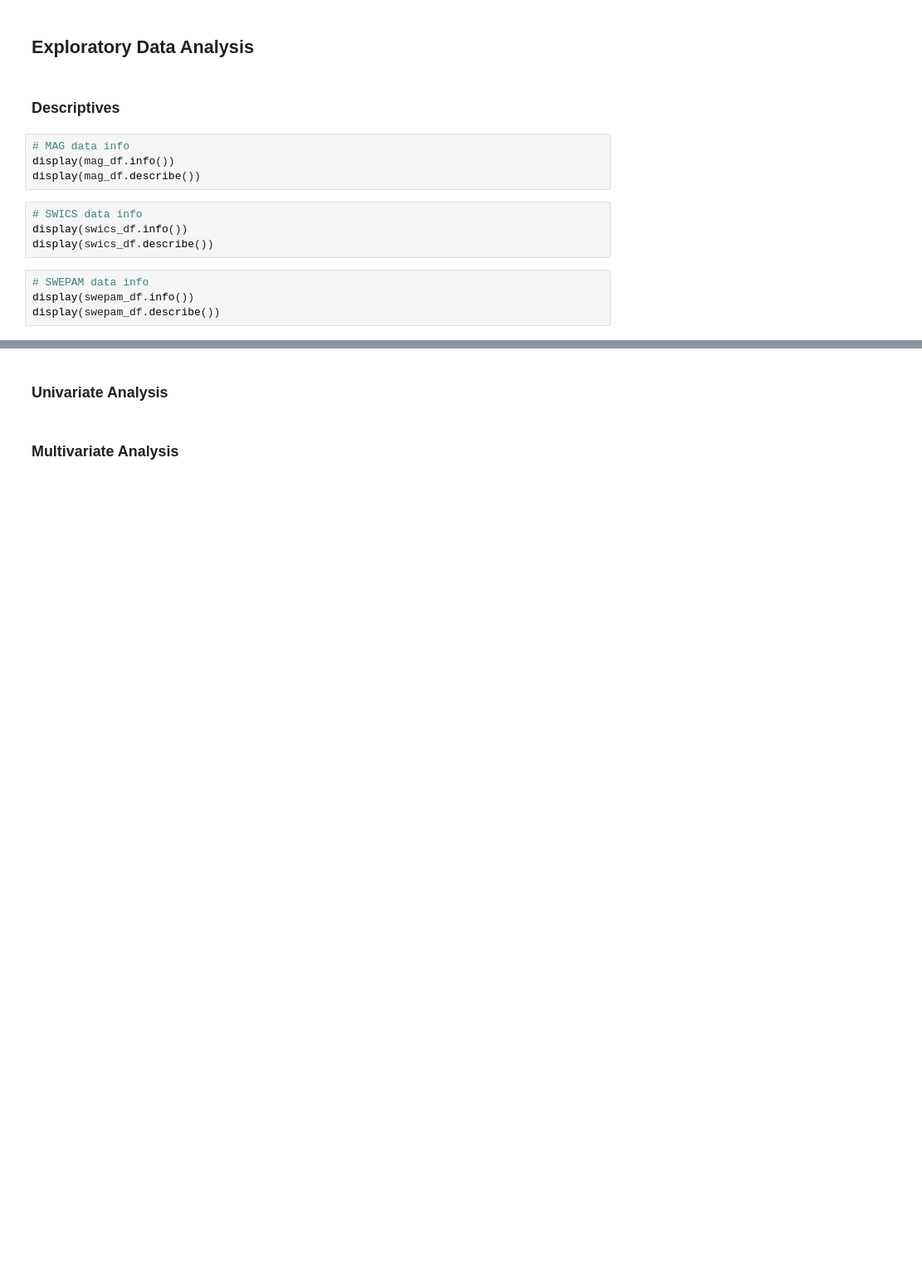
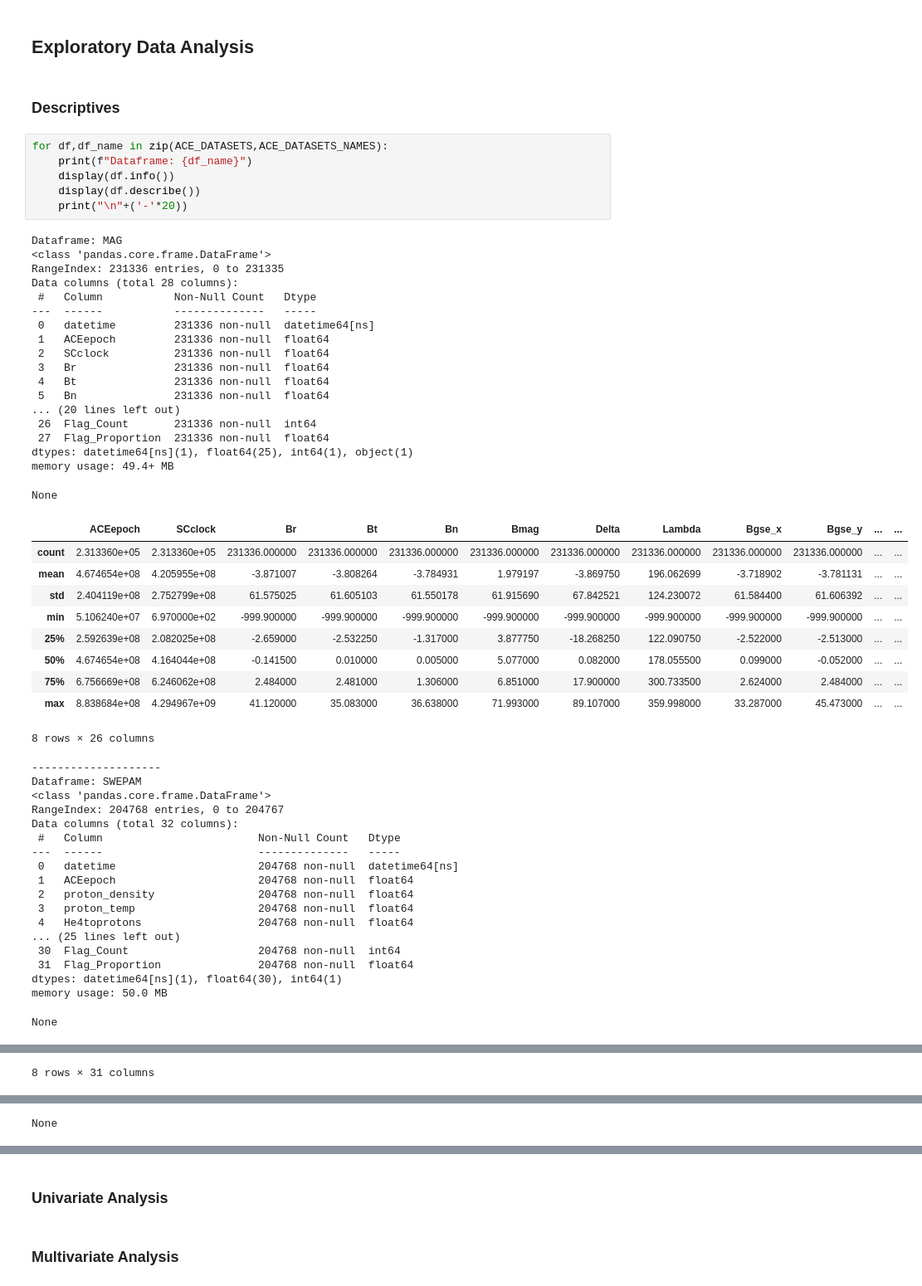
Before and after one commit to SarahAmiraslani/solar-wind-coronal-origin, a Jupyter notebook: notebooks/ace_exploration.ipynb, the cells around one changed output, grey strips where cells are left out. Shown at 83% size. Saved outputs shown, nothing was run; the diff lists cells and outputs as text; blank space fills up the shorter version.

```diff
--- a/notebooks/ace_exploration.ipynb
+++ b/notebooks/ace_exploration.ipynb
@@ -84,15 +108,56 @@ flag_occurrences(mag_df, MISSING_FLAG).sort_values(
 ## Exploratory Data Analysis
 # %% [markdown]
 ### Descriptives
-# %%
-# MAG data info
-display(mag_df.info())
-display(mag_df.describe())
-# %%
-# SWICS data info
-display(swics_df.info())
-display(swics_df.describe())
-# %%
-# SWEPAM data info
-display(swepam_df.info())
-display(swepam_df.describe())
+# %%
+for df,df_name in zip(ACE_DATASETS,ACE_DATASETS_NAMES):
+    print(f"Dataframe: {df_name}")
+    display(df.info())
+    display(df.describe())
+    print("\n"+('-'*20))
+# %% [output]
+Dataframe: MAG
+<class 'pandas.core.frame.DataFrame'>
+RangeIndex: 231336 entries, 0 to 231335
+Data columns (total 28 columns):
+ #   Column           Non-Null Count   Dtype
+---  ------           --------------   -----
+ 0   datetime         231336 non-null  datetime64[ns]
+ 1   ACEepoch         231336 non-null  float64
+ 2   SCclock          231336 non-null  float64
+ 3   Br               231336 non-null  float64
+ 4   Bt               231336 non-null  float64
+ 5   Bn               231336 non-null  float64
+... (20 lines left out)
+ 26  Flag_Count       231336 non-null  int64
+ 27  Flag_Proportion  231336 non-null  float64
+dtypes: datetime64[ns](1), float64(25), int64(1), object(1)
+memory usage: 49.4+ MB
+None
+|  | ACEepoch | SCclock | Br | Bt | Bn | Bmag | Delta | Lambda | Bgse_x | Bgse_y | ... | ... |
+| count | 2.313360e+05 | 2.313360e+05 | 231336.000000 | 231336.000000 | 231336.000000 | 231336.000000 | 231336.000000 | 231336.000000 | 231336.000000 | 231336.000000 | ... | ... |
+| mean | 4.674654e+08 | 4.205955e+08 | -3.871007 | -3.808264 | -3.784931 | 1.979197 | -3.869750 | 196.062699 | -3.718902 | -3.781131 | ... | ... |
+| std | 2.404119e+08 | 2.752799e+08 | 61.575025 | 61.605103 | 61.550178 | 61.915690 | 67.842521 | 124.230072 | 61.584400 | 61.606392 | ... | ... |
+| min | 5.106240e+07 | 6.970000e+02 | -999.900000 | -999.900000 | -999.900000 | -999.900000 | -999.900000 | -999.900000 | -999.900000 | -999.900000 | ... | ... |
+| 25% | 2.592639e+08 | 2.082025e+08 | -2.659000 | -2.532250 | -1.317000 | 3.877750 | -18.268250 | 122.090750 | -2.522000 | -2.513000 | ... | ... |
+| 50% | 4.674654e+08 | 4.164044e+08 | -0.141500 | 0.010000 | 0.005000 | 5.077000 | 0.082000 | 178.055500 | 0.099000 | -0.052000 | ... | ... |
+| 75% | 6.756669e+08 | 6.246062e+08 | 2.484000 | 2.481000 | 1.306000 | 6.851000 | 17.900000 | 300.733500 | 2.624000 | 2.484000 | ... | ... |
+| max | 8.838684e+08 | 4.294967e+09 | 41.120000 | 35.083000 | 36.638000 | 71.993000 | 89.107000 | 359.998000 | 33.287000 | 45.473000 | ... | ... |
+8 rows × 26 columns
+--------------------
+Dataframe: SWEPAM
+<class 'pandas.core.frame.DataFrame'>
+RangeIndex: 204768 entries, 0 to 204767
+Data columns (total 32 columns):
+ #   Column                        Non-Null Count   Dtype
+---  ------                        --------------   -----
+ 0   datetime                      204768 non-null  datetime64[ns]
+ 1   ACEepoch                      204768 non-null  float64
+ 2   proton_density                204768 non-null  float64
+ 3   proton_temp                   204768 non-null  float64
+ 4   He4toprotons                  204768 non-null  float64
+... (25 lines left out)
+ 30  Flag_Count                    204768 non-null  int64
+ 31  Flag_Proportion               204768 non-null  float64
+dtypes: datetime64[ns](1), float64(30), int64(1)
+memory usage: 50.0 MB
+None
@@ -98,0 +173 @@ display(swepam_df.describe())
+8 rows × 31 columns
@@ -98,0 +191 @@ display(swepam_df.describe())
+None
```
Also changed, not shown: parts of 10 cells of this notebook, 1 other file.
